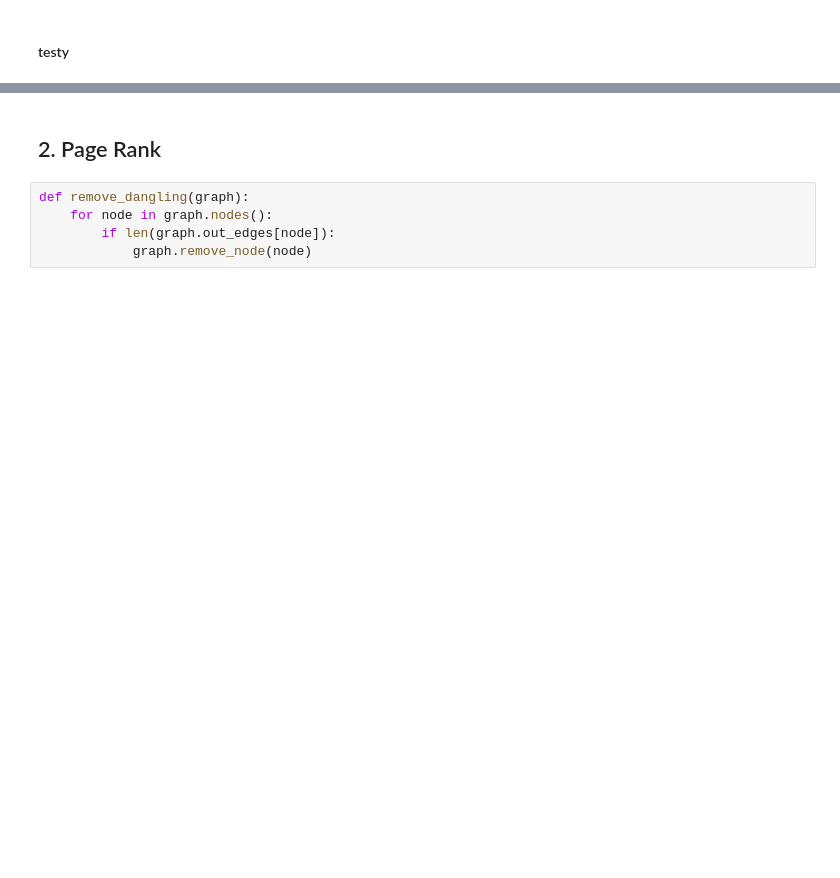
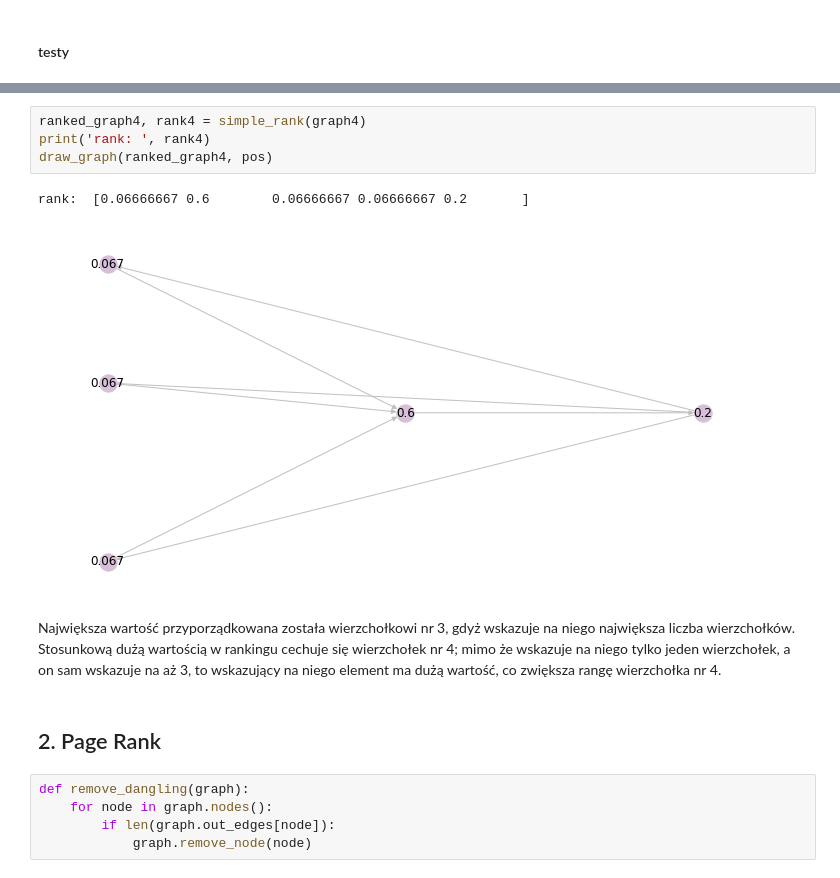
Before and after one commit to mhawryluk/mownit, a Jupyter notebook: lab09-pagerank/lab9.ipynb, the cells around one changed output, grey strips where cells are left out. Drawn from its saved outputs; the diff is of its cells as text; blank space fills up the shorter version.

```diff
--- a/lab09-pagerank/lab9.ipynb
+++ b/lab09-pagerank/lab9.ipynb
@@ -129,3 +136,12 @@ rank:  [0.00516535 0.01322355 0.01270909 0.01548379 0.00987231 0.00934954
+# %%
+ranked_graph4, rank4 = simple_rank(graph4)
+print('rank: ', rank4)
+draw_graph(ranked_graph4, pos)
+# %% [output]
+rank:  [0.06666667 0.6        0.06666667 0.06666667 0.2       ]
+[figure, added]
+# %% [markdown]
+Największa wartość przyporządkowana została wierzchołkowi nr 3, gdyż wskazuje na niego największa liczba wierzchołków. Stosunkową dużą wartością w rankingu cechuje się wierzchołek nr 4; mimo że wskazuje na niego tylko jeden wierzchołek, a on sam wskazuje na aż 3, to wskazujący na niego element ma dużą wartość, co zwiększa rangę wierzchołka nr 4.
 # %% [markdown]
 ## 2. Page Rank
 # %%
```
Also changed, not shown: parts of 30 cells of this notebook.
